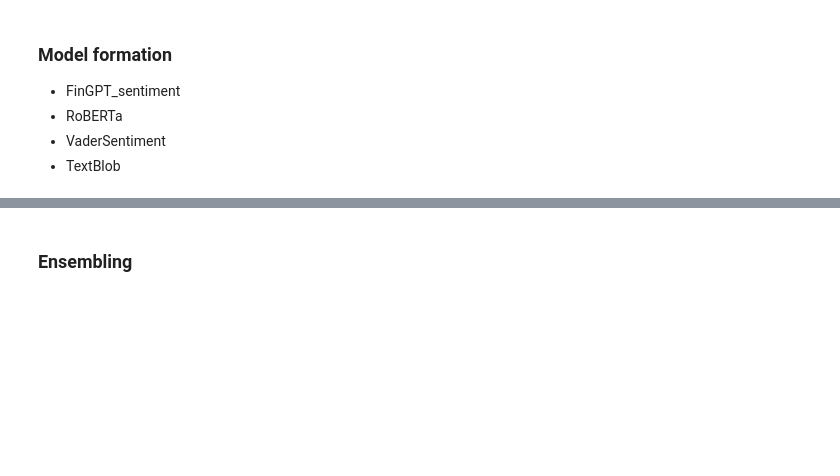
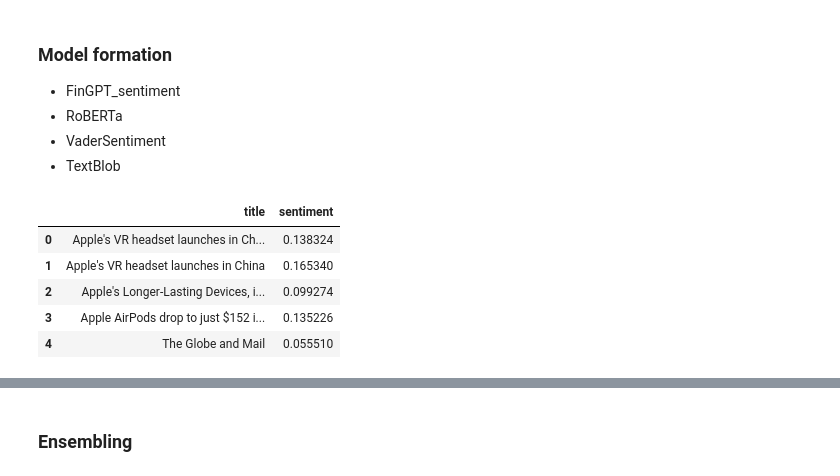
Before and after one commit to aidan-lew/junk-drawer, a Jupyter notebook: gpt_ml_fin_forcaster_integrator_.ipynb, the cells around one changed output, grey strips where cells are left out. Saved outputs shown, nothing was run; the diff lists cells and outputs as text; code cells hidden in the pictures; blank space fills up the shorter version.

```diff
--- a/gpt_ml_fin_forcaster_integrator_.ipynb
+++ b/gpt_ml_fin_forcaster_integrator_.ipynb
@@ -892,24 +892,44 @@ print(articles)
 - TextBlob
 # %%
 ############# Needs work, softmax not the best, look at FinGPT_sentiment, output ot be constent as others for ensemble ##############
+import torch
+import torch.nn.functional as F
+import pandas as pd
+from transformers import AutoModelForSequenceClassification, AutoTokenizer
 
-# GPT
-def gpt_sentiment_analysis (articles):
-  device = torch.device("cuda:0" if torch.cuda.is_available() else "cpu")
-  #gpt_model.to(device)  # Move the model to the device
+def gpt_sentiment_analysis(articles):
+    device = torch.device("cuda:0" if torch.cuda.is_available() else "cpu")
+    gpt_model.to(device)  # Move the model to the device
 
-  sentiments = []
-  for article in articles:
-      inputs = tokenizer(article, return_tensors='pt', max_length=512, truncation=True)
-      inputs = {k: v.to(device) for k, v in inputs.items()}  # Move the input tensors to the device
-      outputs = gpt_model(inputs['input_ids'], attention_mask=inputs['attention_mask'])
+    sentiments = []
+    for article in articles:
+        inputs = tokenizer(article, return_tensors='pt', max_length=512, truncation=True)
+        inputs = {k: v.to(device) for k, v in inputs.items()}  # Move the input tensors to the device
+        outputs = gpt_model(inputs['input_ids'], attention_mask=inputs['attention_mask'])
 
-      ## softmax not the best idea
-      sentiment = torch.nn.functional.softmax(outputs.logits, dim=1)
-      sentiments.append(sentiment.detach().cpu().numpy())  # Move the sentiment tensor back to the CPU before converting to numpy
-  return sentiments
+        # Get sentiment scores and normalize between 0 and 1
+        sentiment_scores = torch.sigmoid(outputs.logits)[0]  # Extract scores from tensor
+        avg_sentiment = torch.mean(sentiment_scores)  # Calculate average sentiment score
+        normalized_sentiment = (avg_sentiment - torch.min(sentiment_scores)) / (torch.max(sentiment_scores) - torch.min(sentiment_scores))  # Normalize between 0 and 1
+        sentiments.append(normalized_sentiment.cpu().item())  # Convert to scalar value and append to list
 
-  ##############################################################################################################################
+    # Create a Pandas DataFrame with the sentiment scores
+    headlines_df = pd.DataFrame({'title': articles, 'sentiment': sentiments})
+
+    return headlines_df
+
+ticker = 'AAPL'
+num_articles = 5
+articles = scrape_news_headlines(ticker, num_articles)
+sentiments = gpt_sentiment_analysis(articles)
+sentiments.head()
+# %% [output]
+|  | title | sentiment |
+| 0 | Apple's VR headset launches in Ch... | 0.138324 |
+| 1 | Apple's VR headset launches in China | 0.165340 |
+| 2 | Apple's Longer-Lasting Devices, i... | 0.099274 |
+| 3 | Apple AirPods drop to just $152 i... | 0.135226 |
+| 4 | The Globe and Mail | 0.055510 |
 # %%
 def roberta_sentiment_analysis(headlines):
     # Convert the list of headlines to a pandas DataFrame
```
Also changed, not shown: parts of 9 cells of this notebook.
